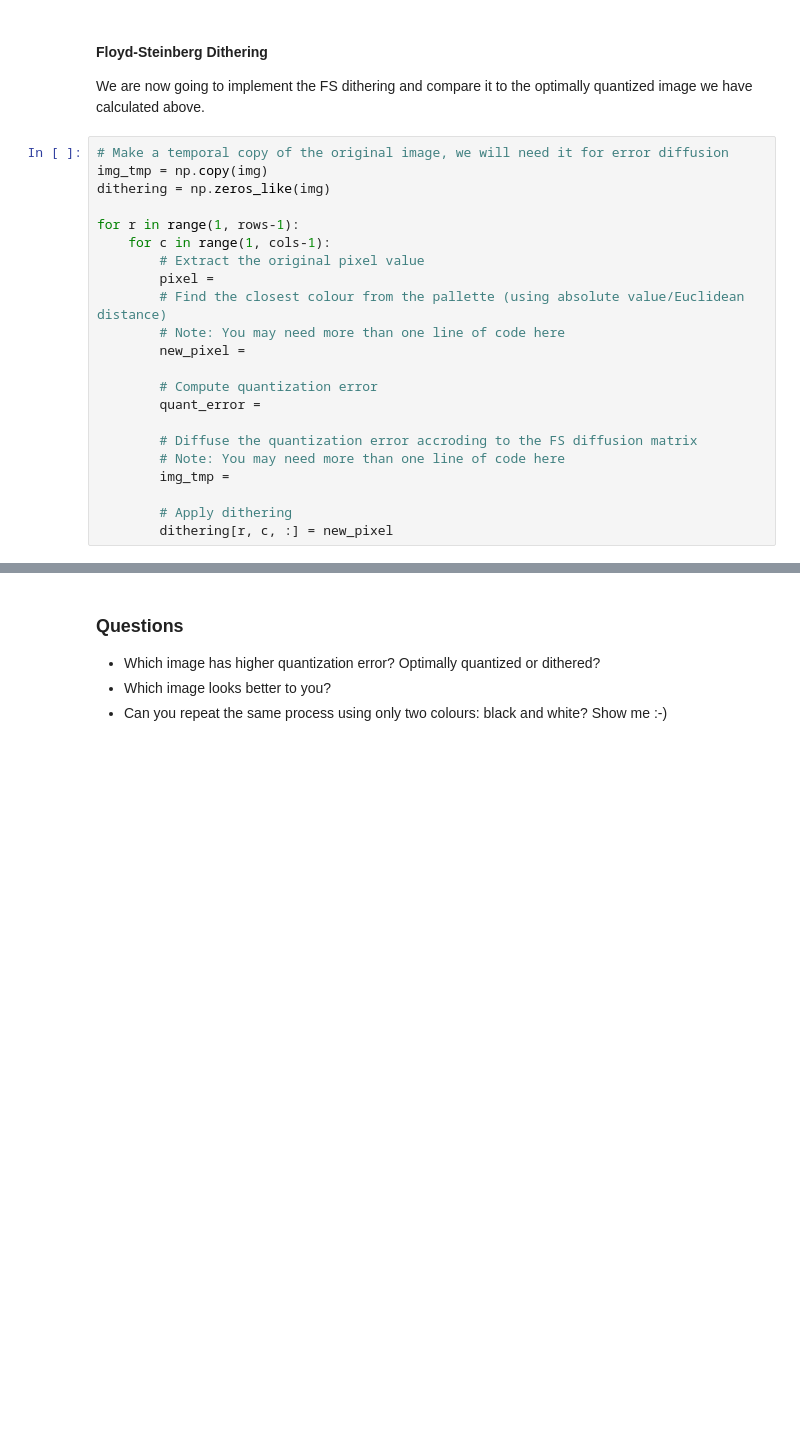
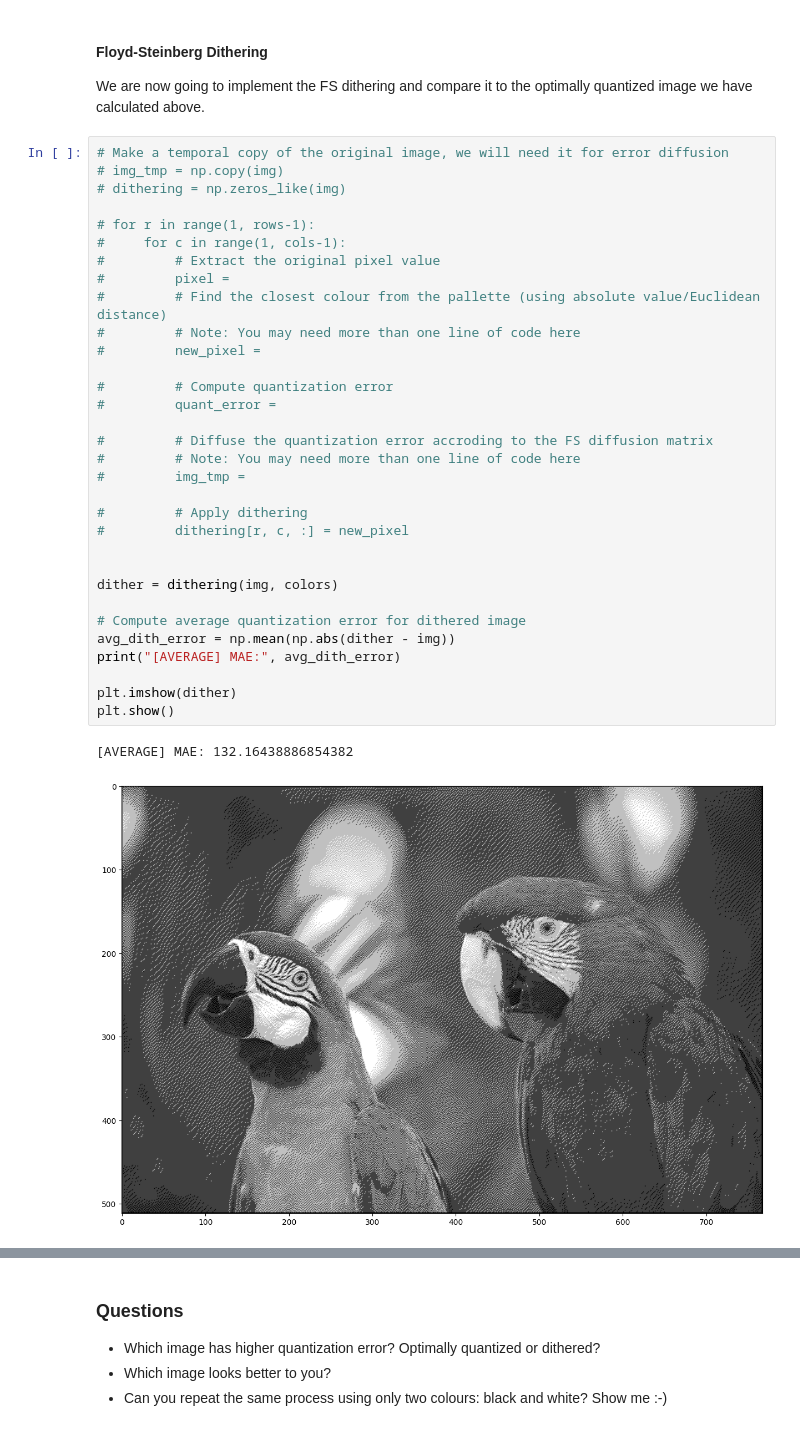
Before and after one commit to KlymentievMaksym/MMROKZ, a Jupyter notebook: Lab5/Lab5.ipynb, the cells around one changed output, grey strips where cells are left out. Drawn from its saved outputs; the diff is of its cells as text; blank space fills up the shorter version.

```diff
--- a/Lab5/Lab5.ipynb
+++ b/Lab5/Lab5.ipynb
@@ -69,25 +217,38 @@ avg_quant_error =
 We are now going to implement the FS dithering and compare it to the optimally quantized image we have calculated above.
 # %%
 # Make a temporal copy of the original image, we will need it for error diffusion
-img_tmp = np.copy(img)
-dithering = np.zeros_like(img)
+# img_tmp = np.copy(img)
+# dithering = np.zeros_like(img)
 
-for r in range(1, rows-1):
-    for c in range(1, cols-1):
-        # Extract the original pixel value
-        pixel =
-        # Find the closest colour from the pallette (using absolute value/Euclidean distance)
-        # Note: You may need more than one line of code here
-        new_pixel =
+# for r in range(1, rows-1):
+#     for c in range(1, cols-1):
+#         # Extract the original pixel value
+#         pixel =
+#         # Find the closest colour from the pallette (using absolute value/Euclidean distance)
+#         # Note: You may need more than one line of code here
+#         new_pixel =
 
-        # Compute quantization error
-        quant_error =
+#         # Compute quantization error
+#         quant_error =
 
-        # Diffuse the quantization error accroding to the FS diffusion matrix
-        # Note: You may need more than one line of code here
-        img_tmp =
+#         # Diffuse the quantization error accroding to the FS diffusion matrix
+#         # Note: You may need more than one line of code here
+#         img_tmp =
 
-        # Apply dithering
-        dithering[r, c, :] = new_pixel
+#         # Apply dithering
+#         dithering[r, c, :] = new_pixel
+
+
+dither = dithering(img, colors)
+
+# Compute average quantization error for dithered image
+avg_dith_error = np.mean(np.abs(dither - img))
+print("[AVERAGE] MAE:", avg_dith_error)
+
+plt.imshow(dither)
+plt.show()
+# %% [output]
+[AVERAGE] MAE: 132.16438886854382
+[figure, added]
 # %%
 # Show quantized image (don't forget to cast back to uint8)
```
Also changed, not shown: parts of 14 cells of this notebook, 2 other files.
